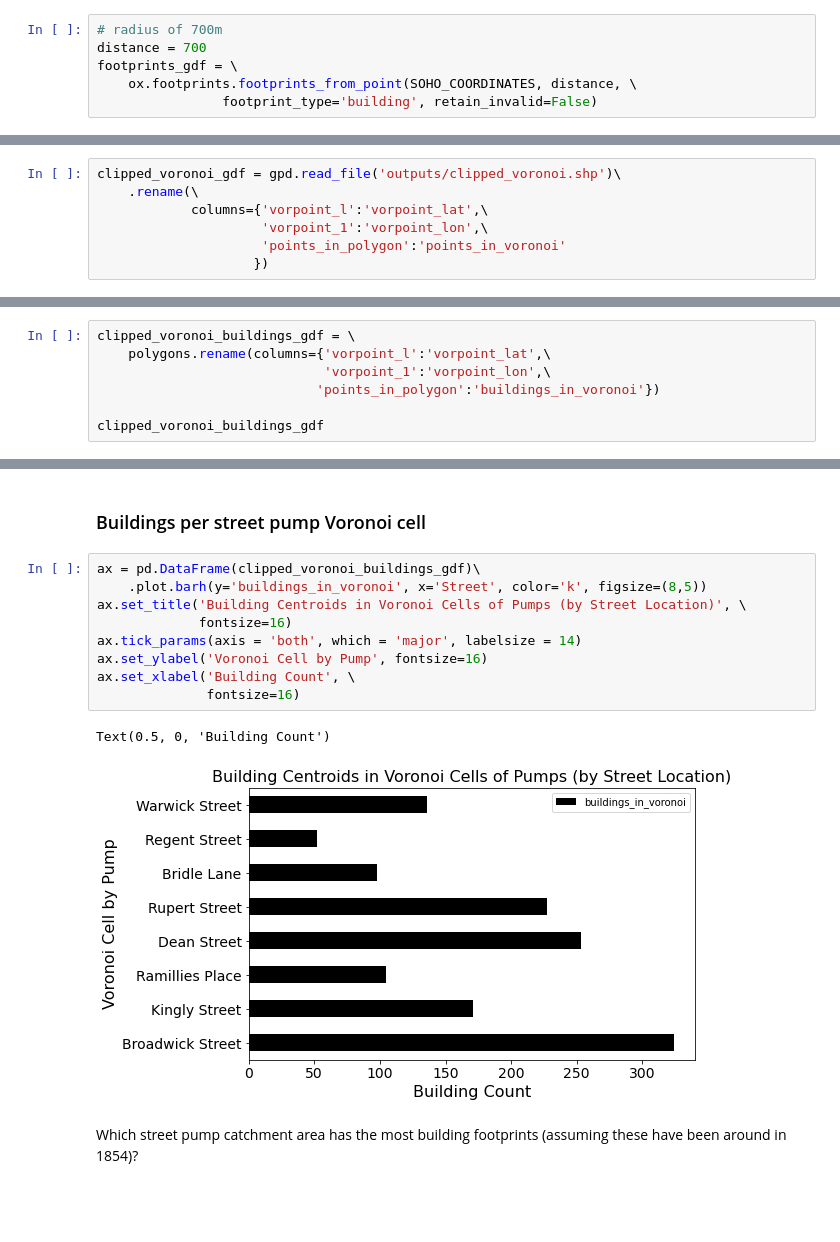
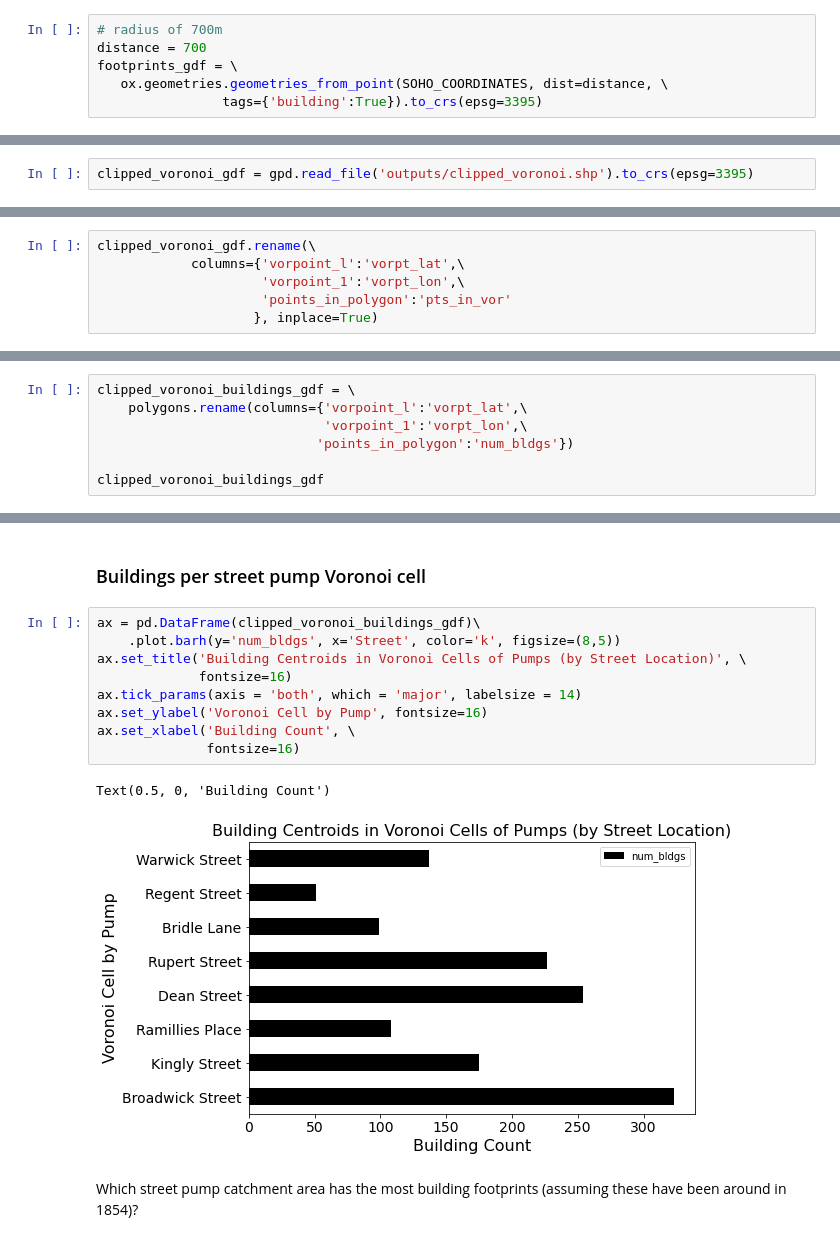
Before and after one commit to nravilla/1854-Cholera-Outbreak-London-Advanced-2, a Jupyter notebook: NB06-Buildings-in-Voronoi-Cells.ipynb, the cells around one changed output, grey strips where cells are left out. Cells and saved outputs as stored; diff of their text form; blank space fills up the shorter version.

```diff
--- a/NB06-Buildings-in-Voronoi-Cells.ipynb
+++ b/NB06-Buildings-in-Voronoi-Cells.ipynb
@@ -20,5 +18,5 @@ SOHO_COORDINATES = (51.513578, -0.136722)
 # radius of 700m
 distance = 700
 footprints_gdf = \
-    ox.footprints.footprints_from_point(SOHO_COORDINATES, distance, \
-                footprint_type='building', retain_invalid=False)
+   ox.geometries.geometries_from_point(SOHO_COORDINATES, dist=distance, \
+                tags={'building':True}).to_crs(epsg=3395)
@@ -122,12 +158,7 @@ Steps to draw this plot, layer by layer (bottom to top):
 
 Let's reload the `clipped_voronoi_gdf` geodataframe. This is what we will use for geopandas `sjoin()` and `overlay()` functions.
 # %%
-clipped_voronoi_gdf = gpd.read_file('outputs/clipped_voronoi.shp')\
-    .rename(\
-            columns={'vorpoint_l':'vorpoint_lat',\
-                     'vorpoint_1':'vorpoint_lon',\
-                     'points_in_polygon':'points_in_voronoi'
-                    })
+clipped_voronoi_gdf = gpd.read_file('outputs/clipped_voronoi.shp').to_crs(epsg=3395)
 # %%
 clipped_voronoi_gdf
 # %% [output]
@@ -142,0 +174,6 @@ clipped_voronoi_gdf
+# %%
+clipped_voronoi_gdf.rename(\
+            columns={'vorpoint_l':'vorpt_lat',\
+                     'vorpoint_1':'vorpt_lon',\
+                     'points_in_polygon':'pts_in_vor'
+                    }, inplace=True)
@@ -312,9 +455,9 @@ polygons
 What we have now is a geodataframe with the number of building centroids found in each Voronoi polygon.
 # %%
 clipped_voronoi_buildings_gdf = \
-    polygons.rename(columns={'vorpoint_l':'vorpoint_lat',\
-                             'vorpoint_1':'vorpoint_lon',\
-                            'points_in_polygon':'buildings_in_voronoi'})
+    polygons.rename(columns={'vorpoint_l':'vorpt_lat',\
+                             'vorpoint_1':'vorpt_lon',\
+                            'points_in_polygon':'num_bldgs'})
 
 clipped_voronoi_buildings_gdf
 # %% [output]
@@ -345,16 +488,16 @@ pd.__version__
 ### Buildings per street  pump Voronoi cell
 # %%
 ax = pd.DataFrame(clipped_voronoi_buildings_gdf)\
-    .plot.barh(y='buildings_in_voronoi', x='Street', color='k', figsize=(8,5))
+    .plot.barh(y='num_bldgs', x='Street', color='k', figsize=(8,5))
 ax.set_title('Building Centroids in Voronoi Cells of Pumps (by Street Location)', \
              fontsize=16)
 ax.tick_params(axis = 'both', which = 'major', labelsize = 14)
 ax.set_ylabel('Voronoi Cell by Pump', fontsize=16)
 ax.set_xlabel('Building Count', \
               fontsize=16)
 # %% [output]
 Text(0.5, 0, 'Building Count')
-[figure, old version]
+[figure, new version]
 # %% [markdown]
 Which street pump catchment area has the most building footprints (assuming these have been around in 1854)?
 # %% [markdown]
```
Also changed, not shown: parts of 34 cells of this notebook, 5 other files.
